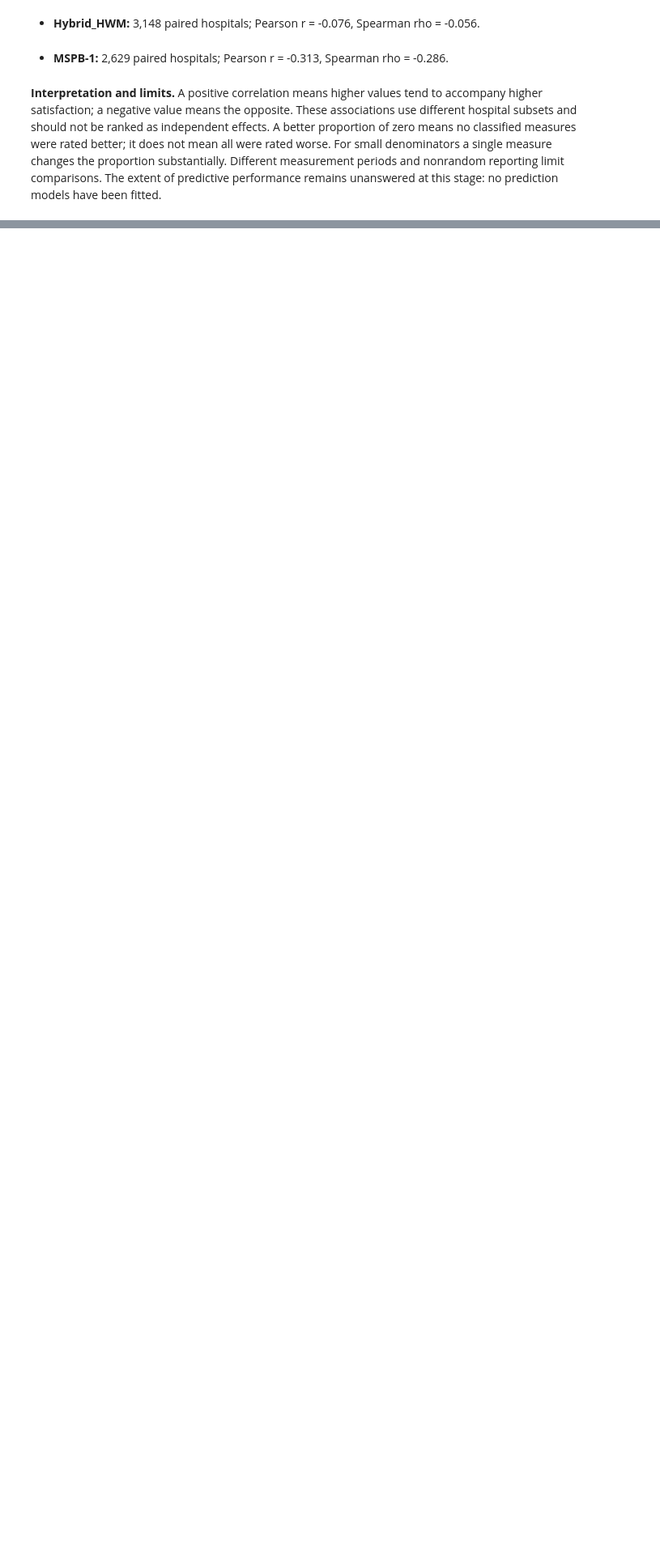
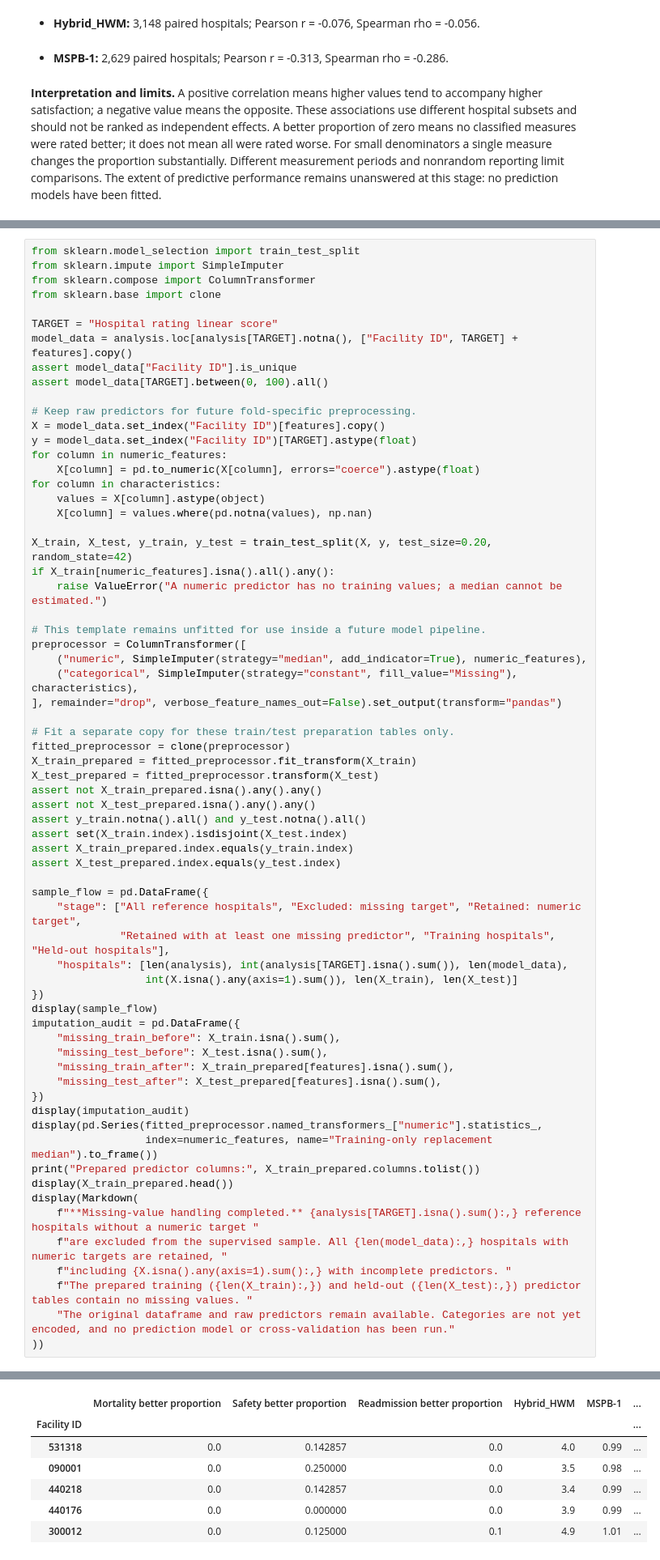
Before and after one commit to emmchung/Patient-Hospital-Satisfaction, a Jupyter notebook: hospital_analysis.ipynb, the cells around one changed output, grey strips where cells are left out. Shown at 81% size. Saved outputs shown, nothing was run; the diff lists cells and outputs as text; blank space fills up the shorter version.

Commit message:
Missing Values Resolved

```diff
--- a/hospital_analysis.ipynb
+++ b/hospital_analysis.ipynb
@@ -501,0 +512,67 @@ The reference population contains **5,419 hospitals**, of which **3,183** have a
+# %%
+from sklearn.model_selection import train_test_split
+from sklearn.impute import SimpleImputer
+from sklearn.compose import ColumnTransformer
+from sklearn.base import clone
+
+TARGET = "Hospital rating linear score"
+model_data = analysis.loc[analysis[TARGET].notna(), ["Facility ID", TARGET] + features].copy()
+assert model_data["Facility ID"].is_unique
+assert model_data[TARGET].between(0, 100).all()
+
+# Keep raw predictors for future fold-specific preprocessing.
+X = model_data.set_index("Facility ID")[features].copy()
+y = model_data.set_index("Facility ID")[TARGET].astype(float)
+for column in numeric_features:
+    X[column] = pd.to_numeric(X[column], errors="coerce").astype(float)
+for column in characteristics:
+    values = X[column].astype(object)
+    X[column] = values.where(pd.notna(values), np.nan)
+
+X_train, X_test, y_train, y_test = train_test_split(X, y, test_size=0.20, random_state=42)
+if X_train[numeric_features].isna().all().any():
+    raise ValueError("A numeric predictor has no training values; a median cannot be estimated.")
+
+# This template remains unfitted for use inside a future model pipeline.
+preprocessor = ColumnTransformer([
+    ("numeric", SimpleImputer(strategy="median", add_indicator=True), numeric_features),
+    ("categorical", SimpleImputer(strategy="constant", fill_value="Missing"), characteristics),
+], remainder="drop", verbose_feature_names_out=False).set_output(transform="pandas")
+
+# Fit a separate copy for these train/test preparation tables only.
+fitted_preprocessor = clone(preprocessor)
+X_train_prepared = fitted_preprocessor.fit_transform(X_train)
+X_test_prepared = fitted_preprocessor.transform(X_test)
+assert not X_train_prepared.isna().any().any()
+assert not X_test_prepared.isna().any().any()
+assert y_train.notna().all() and y_test.notna().all()
+assert set(X_train.index).isdisjoint(X_test.index)
+assert X_train_prepared.index.equals(y_train.index)
+assert X_test_prepared.index.equals(y_test.index)
+
+sample_flow = pd.DataFrame({
+    "stage": ["All reference hospitals", "Excluded: missing target", "Retained: numeric target",
+              "Retained with at least one missing predictor", "Training hospitals", "Held-out hospitals"],
+    "hospitals": [len(analysis), int(analysis[TARGET].isna().sum()), len(model_data),
+                  int(X.isna().any(axis=1).sum()), len(X_train), len(X_test)]
+})
+display(sample_flow)
+imputation_audit = pd.DataFrame({
+    "missing_train_before": X_train.isna().sum(),
+    "missing_test_before": X_test.isna().sum(),
+    "missing_train_after": X_train_prepared[features].isna().sum(),
+    "missing_test_after": X_test_prepared[features].isna().sum(),
+})
+display(imputation_audit)
+display(pd.Series(fitted_preprocessor.named_transformers_["numeric"].statistics_,
+                  index=numeric_features, name="Training-only replacement median").to_frame())
+print("Prepared predictor columns:", X_train_prepared.columns.tolist())
+display(X_train_prepared.head())
+display(Markdown(
+    f"**Missing-value handling completed.** {analysis[TARGET].isna().sum():,} reference hospitals without a numeric target "
+    f"are excluded from the supervised sample. All {len(model_data):,} hospitals with numeric targets are retained, "
+    f"including {X.isna().any(axis=1).sum():,} with incomplete predictors. "
+    f"The prepared training ({len(X_train):,}) and held-out ({len(X_test):,}) predictor tables contain no missing values. "
+    "The original dataframe and raw predictors remain available. Categories are not yet encoded, and no prediction model or cross-validation has been run."
+))
+# %% [output]
@@ -501,0 +602,7 @@ The reference population contains **5,419 hospitals**, of which **3,183** have a
+|  | Mortality better proportion | Safety better proportion | Readmission better proportion | Hybrid_HWM | MSPB-1 | ... |
+| Facility ID |  |  |  |  |  | ... |
+| 531318 | 0.0 | 0.142857 | 0.0 | 4.0 | 0.99 | ... |
+| 090001 | 0.0 | 0.250000 | 0.0 | 3.5 | 0.98 | ... |
+| 440218 | 0.0 | 0.142857 | 0.0 | 3.4 | 0.99 | ... |
+| 440176 | 0.0 | 0.000000 | 0.0 | 3.9 | 0.99 | ... |
+| 300012 | 0.0 | 0.125000 | 0.1 | 4.9 | 1.01 | ... |
```
Also changed, not shown: parts of 2 cells of this notebook, 1 other file.
